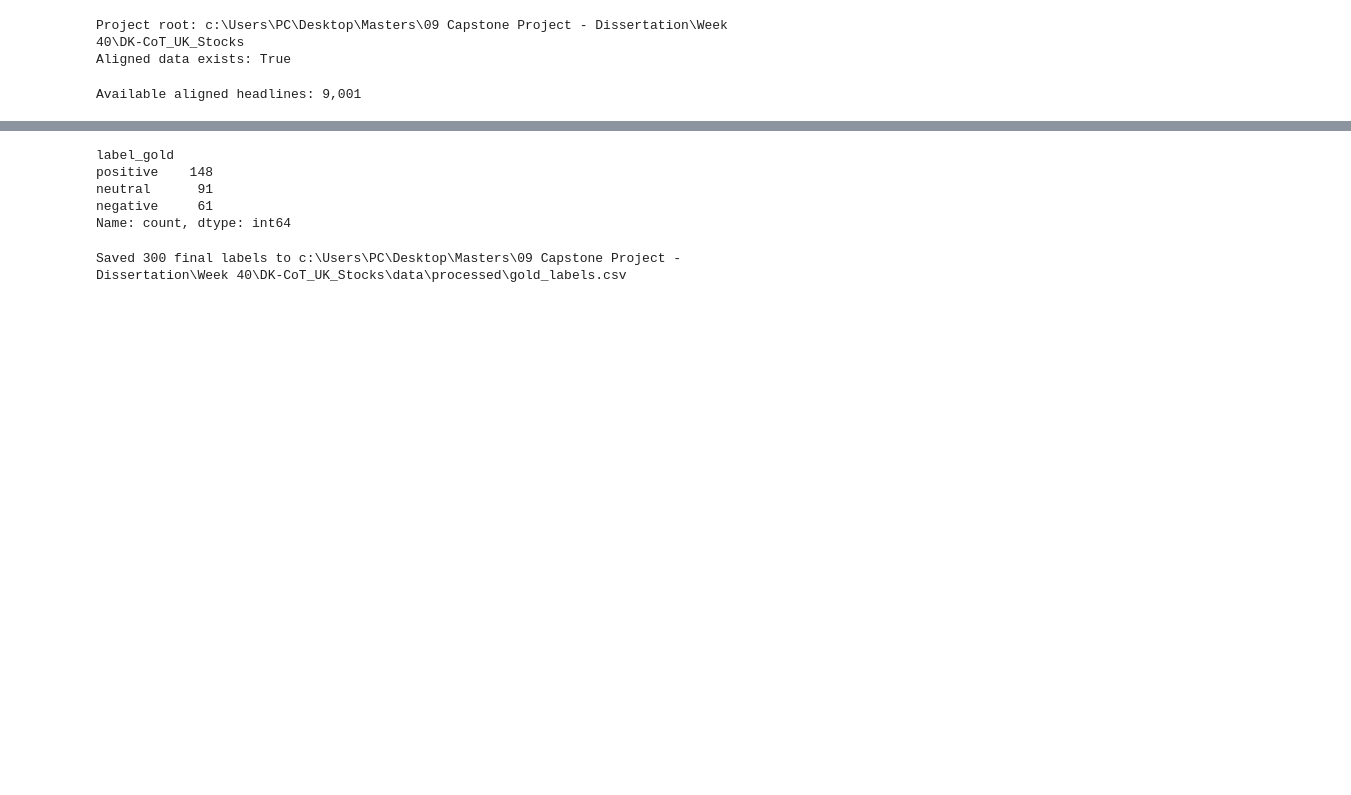
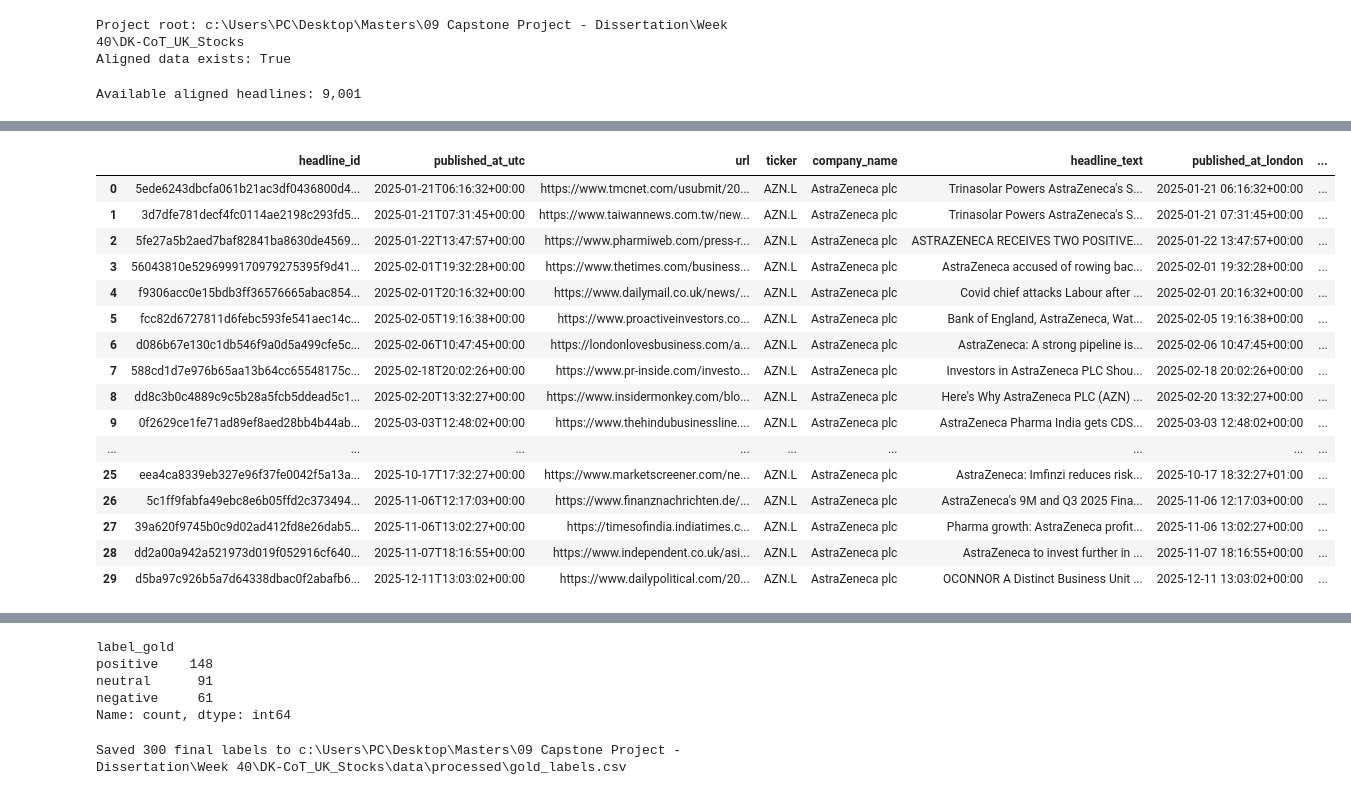
Before and after one commit to Za-Qar/dk-cot_uk_stock, a Jupyter notebook: pipeline/04_label_sentiment.ipynb, the cells around one changed output, grey strips where cells are left out. Drawn from its saved outputs; the diff is of its cells as text; code cells hidden in the pictures; blank space fills up the shorter version.

```diff
--- a/pipeline/04_label_sentiment.ipynb
+++ b/pipeline/04_label_sentiment.ipynb
@@ -17,3 +15,19 @@ pd.set_option("display.width", 200)
+# %%
+# Constants
+HEADLINE_ID_COLUMN = "headline_id"
+LABEL_GOLD_COLUMN = "label_gold"
+TICKER_COLUMN = "ticker"
+PUBLISHED_AT_UTC_COLUMN = "published_at_utc"
+PUBLISHED_AT_LONDON_COLUMN = "published_at_london"
+COMPANY_NAME_COLUMN = "company_name"
+HEADLINE_TEXT_COLUMN = "headline_text"
+
+POSITIVE_LABEL = "positive"
+NEGATIVE_LABEL = "negative"
+NEUTRAL_LABEL = "neutral"
+
+SAMPLE_PER_COMPANY = 30
+RANDOM_SEED = 2025
 # %%
 # Project-root detection supports execution from either the project root or the `pipeline` directory.
 working_directory = Path.cwd()
@@ -23,11 +37,11 @@ project_root = (
     else working_directory
 )
 
-aligned_path = project_root / "data" / "processed" / "headlines_aligned_prices.csv"
+headlines_aligned_prices_file_path = project_root / "data" / "processed" / "headlines_aligned_prices.csv"
 gold_labels_path = project_root / "data" / "processed" / "gold_labels.csv"
 
 print("Project root:", project_root)
-print("Aligned data exists:", aligned_path.exists())
+print("Aligned data exists:", headlines_aligned_prices_file_path.exists())
 # %% [output]
 Project root: c:\Users\PC\Desktop\Masters\09 Capstone Project - Dissertation\Week 40\DK-CoT_UK_Stocks
 Aligned data exists: True
@@ -52,47 +70,24 @@ print(f"Available aligned headlines: {len(aligned_df):,}")
 # %% [output]
 Available aligned headlines: 9,001
 # %%
-SAMPLE_PER_COMPANY = 30
-RANDOM_SEED = 2025
-
-assert aligned_df.groupby("ticker").size().min() >= SAMPLE_PER_COMPANY
-
+# This section used Pandas to extract 30 headlines for each of the 10 company tickers and assign them to a dataframe called `sample_df`.
+# The random seed defined in the constant notebook block is used here to ensure that the same headlines are chosen each time this code block is run (https://pandas.pydata.org/pandas-docs/stable/reference/api/pandas.api.typing.DataFrameGroupBy.sample.html)
 sample_df = (
-    aligned_df.groupby("ticker", group_keys=False)
+    headlines_aligned_prices_df.groupby(TICKER_COLUMN, group_keys=False)
     .sample(n=SAMPLE_PER_COMPANY, random_state=RANDOM_SEED)
-    .sort_values(["ticker", "published_at_utc", "headline_text"])
+    .sort_values([TICKER_COLUMN, PUBLISHED_AT_UTC_COLUMN, HEADLINE_TEXT_COLUMN])
     .reset_index(drop=True)
 )
 
-# The later member of each manually identified semantic-duplicate pair is replaced.
-duplicate_replacements = {
-    1: (
-        "3d7dfe781decf4fc0114ae2198c293fd56e90d7676b91e46f7e444872358920d",
-        "b5fea3607bcfdf442b99b9975d611804dcb7faeb95ee472def5b9ac095a7bb1d",
-    ),
-    143: (
-        "a6d2872810ea241f7df20cb4bee1039a48a5cbb9bc6d19aaaffcbfdb6d803a94",
-        "160526a9b5332786c0bb64ce308c483fa9ceaec05eb5d9f6da5f817ce0deb192",
-    ),
-    163: (
-        "38dc6600edaedb80c9b7919cb52d914f74646efe40b4be699be8ed50380475c1",
-        "cb1a4838296bbdcdda312669fc261cd71e5d2a3a9a4c1102a69922dcd251f025",
-    ),
-}
-
-for row_number, (duplicate_id, replacement_id) in duplicate_replacements.items():
-    assert sample_df.loc[row_number, "headline_id"] == duplicate_id
-    assert replacement_id not in set(sample_df["headline_id"])
-
-    replacement = aligned_df.loc[aligned_df["headline_id"] == replacement_id]
-    assert len(replacement) == 1
-    assert replacement.iloc[0]["ticker"] == sample_df.loc[row_number, "ticker"]
-
-    sample_df.loc[row_number] = replacement.iloc[0][sample_df.columns]
-
-assert len(sample_df) == 300
-assert sample_df["headline_id"].is_unique
-assert sample_df.groupby("ticker").size().eq(SAMPLE_PER_COMPANY).all()
-
-display(sample_df.groupby("ticker").size().rename("sampled_headlines"))
+# Display each row to manually investigate
+display(sample_df.loc[0:29])
+display(sample_df.loc[30:59])
+display(sample_df.loc[60:89])
+display(sample_df.loc[90:119])
+display(sample_df.loc[120:149])
+display(sample_df.loc[150:179])
+display(sample_df.loc[180:209])
+display(sample_df.loc[210:239])
+display(sample_df.loc[240:269])
+display(sample_df.loc[270:299])
 # %% [output]
@@ -110,0 +94,17 @@ Name: sampled_headlines, dtype: int64
+|  | headline_id | published_at_utc | url | ticker | company_name | headline_text | published_at_london | ... |
+| 0 | 5ede6243dbcfa061b21ac3df0436800d4... | 2025-01-21T06:16:32+00:00 | https://www.tmcnet.com/usubmit/20... | AZN.L | AstraZeneca plc | Trinasolar Powers AstraZeneca's S... | 2025-01-21 06:16:32+00:00 | ... |
+| 1 | 3d7dfe781decf4fc0114ae2198c293fd5... | 2025-01-21T07:31:45+00:00 | https://www.taiwannews.com.tw/new... | AZN.L | AstraZeneca plc | Trinasolar Powers AstraZeneca's S... | 2025-01-21 07:31:45+00:00 | ... |
+| 2 | 5fe27a5b2aed7baf82841ba8630de4569... | 2025-01-22T13:47:57+00:00 | https://www.pharmiweb.com/press-r... | AZN.L | AstraZeneca plc | ASTRAZENECA RECEIVES TWO POSITIVE... | 2025-01-22 13:47:57+00:00 | ... |
+| 3 | 56043810e5296999170979275395f9d41... | 2025-02-01T19:32:28+00:00 | https://www.thetimes.com/business... | AZN.L | AstraZeneca plc | AstraZeneca accused of rowing bac... | 2025-02-01 19:32:28+00:00 | ... |
+| 4 | f9306acc0e15bdb3ff36576665abac854... | 2025-02-01T20:16:32+00:00 | https://www.dailymail.co.uk/news/... | AZN.L | AstraZeneca plc | Covid chief attacks Labour after ... | 2025-02-01 20:16:32+00:00 | ... |
+| 5 | fcc82d6727811d6febc593fe541aec14c... | 2025-02-05T19:16:38+00:00 | https://www.proactiveinvestors.co... | AZN.L | AstraZeneca plc | Bank of England, AstraZeneca, Wat... | 2025-02-05 19:16:38+00:00 | ... |
+| 6 | d086b67e130c1db546f9a0d5a499cfe5c... | 2025-02-06T10:47:45+00:00 | https://londonlovesbusiness.com/a... | AZN.L | AstraZeneca plc | AstraZeneca: A strong pipeline is... | 2025-02-06 10:47:45+00:00 | ... |
+| 7 | 588cd1d7e976b65aa13b64cc65548175c... | 2025-02-18T20:02:26+00:00 | https://www.pr-inside.com/investo... | AZN.L | AstraZeneca plc | Investors in AstraZeneca PLC Shou... | 2025-02-18 20:02:26+00:00 | ... |
+| 8 | dd8c3b0c4889c9c5b28a5fcb5ddead5c1... | 2025-02-20T13:32:27+00:00 | https://www.insidermonkey.com/blo... | AZN.L | AstraZeneca plc | Here's Why AstraZeneca PLC (AZN) ... | 2025-02-20 13:32:27+00:00 | ... |
+| 9 | 0f2629ce1fe71ad89ef8aed28bb4b44ab... | 2025-03-03T12:48:02+00:00 | https://www.thehindubusinessline.... | AZN.L | AstraZeneca plc | AstraZeneca Pharma India gets CDS... | 2025-03-03 12:48:02+00:00 | ... |
+| ... | ... | ... | ... | ... | ... | ... | ... | ... |
+| 25 | eea4ca8339eb327e96f37fe0042f5a13a... | 2025-10-17T17:32:27+00:00 | https://www.marketscreener.com/ne... | AZN.L | AstraZeneca plc | AstraZeneca: Imfinzi reduces risk... | 2025-10-17 18:32:27+01:00 | ... |
+| 26 | 5c1ff9fabfa49ebc8e6b05ffd2c373494... | 2025-11-06T12:17:03+00:00 | https://www.finanznachrichten.de/... | AZN.L | AstraZeneca plc | AstraZeneca's 9M and Q3 2025 Fina... | 2025-11-06 12:17:03+00:00 | ... |
+| 27 | 39a620f9745b0c9d02ad412fd8e26dab5... | 2025-11-06T13:02:27+00:00 | https://timesofindia.indiatimes.c... | AZN.L | AstraZeneca plc | Pharma growth: AstraZeneca profit... | 2025-11-06 13:02:27+00:00 | ... |
+| 28 | dd2a00a942a521973d019f052916cf640... | 2025-11-07T18:16:55+00:00 | https://www.independent.co.uk/asi... | AZN.L | AstraZeneca plc | AstraZeneca to invest further in ... | 2025-11-07 18:16:55+00:00 | ... |
+| 29 | d5ba97c926b5a7d64338dbac0f2abafb6... | 2025-12-11T13:03:02+00:00 | https://www.dailypolitical.com/20... | AZN.L | AstraZeneca plc | OCONNOR A Distinct Business Unit ... | 2025-12-11 13:03:02+00:00 | ... |
```
Also changed, not shown: parts of 21 cells of this notebook, 1 other file.
